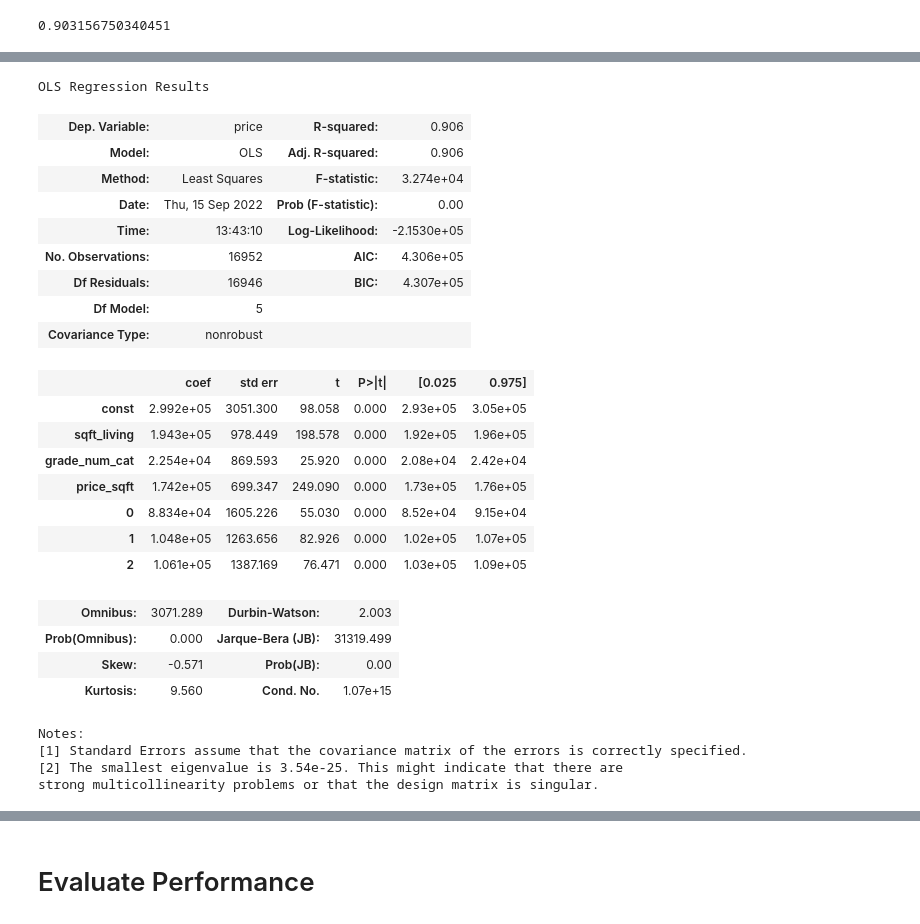
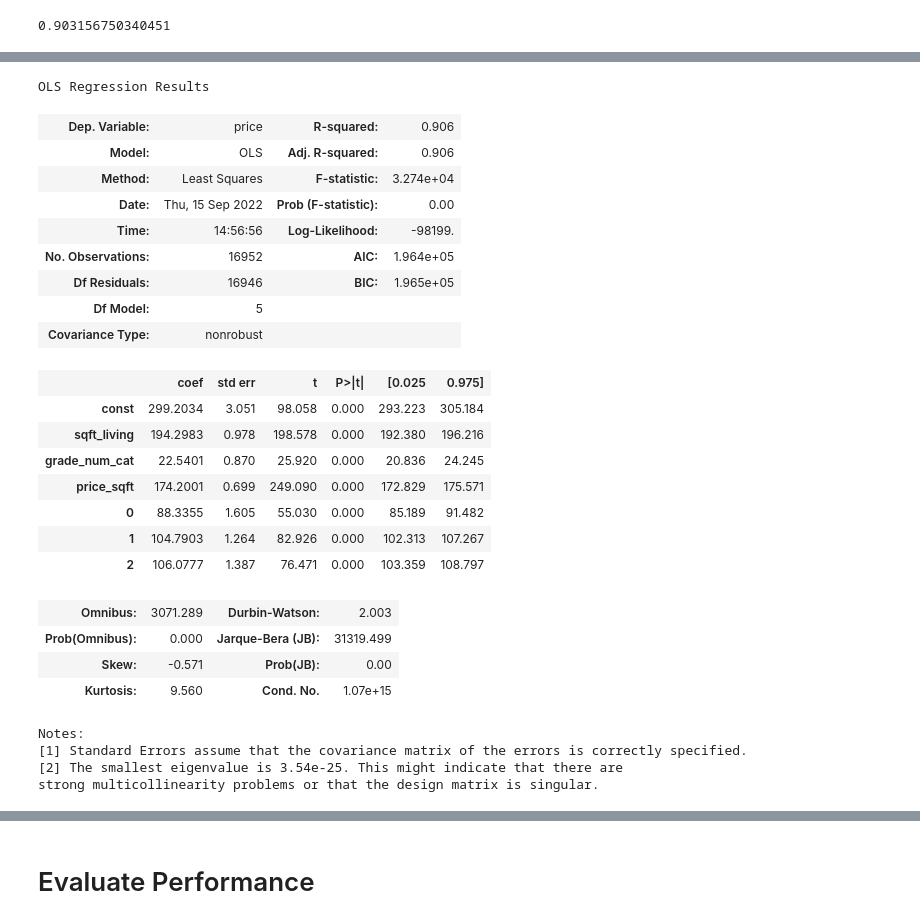
Before and after one commit to btbruno20/Analyzing-King-County-Housing, a Jupyter notebook: king_main.ipynb, the cells around one changed output, grey strips where cells are left out. Cells and saved outputs as stored; diff of their text form; code cells hidden in the pictures.

Commit message:
cleaned models

```diff
--- a/king_main.ipynb
+++ b/king_main.ipynb
@@ -319,16 +281,15 @@ baseline_results3 = baseline_model3.fit()
 # %%
-#comparing price to our zones encoded variable
-baseline_model4 = sm.OLS(y_train_kch, sm.add_constant(zones_encoded))
+baseline_model4 = sm.OLS(y_train_kch, sm.add_constant(baseline_constant4))
 baseline_results4 = baseline_model4.fit()
 # %%
-baseline_constant5 = train_kch[['sqft_living', 'grade_num_cat']]
+baseline_constant5 = train_kch[['sqft_living', 'grade_num_cat', 'price_sqft', 'bathrooms']]
 # %%
 baseline_model5 = sm.OLS(y_train_kch, sm.add_constant(baseline_constant5))
 baseline_results5 = baseline_model5.fit()
 # %%
-baseline_constant6 = train_kch[['sqft_living', 'grade_num_cat', 'price_sqft', 'bathrooms']]
+baseline_constant6 = train_kch[['sqft_living', 'grade_num_cat', 'price_sqft']]
 # %%
 baseline_model6 = sm.OLS(y_train_kch, sm.add_constant(baseline_constant6))
 baseline_results6 = baseline_model6.fit()
 # %%
-baseline_constant7 = train_kch[['sqft_living', 'grade_num_cat', 'price_sqft']]
+baseline_constant7 = pd.concat([train_kch[['sqft_living', 'grade_num_cat', 'price_sqft']], zones_encoded], axis=1)
@@ -335,3 +327,32 @@ baseline_constant7 = train_kch[['sqft_living', 'grade_num_cat', 'price_sqft']]
 # %%
-baseline_model7 = sm.OLS(y_train_kch, sm.add_constant(baseline_constant7))
+baseline_model7 = sm.OLS(y_train_kch_1k, sm.add_constant(baseline_constant7))
 baseline_results7 = baseline_model7.fit()
+
+baseline_results7.summary()
+# %% [output]
+OLS Regression Results
+| Dep. Variable: | price | R-squared: | 0.906 |
+| Model: | OLS | Adj. R-squared: | 0.906 |
+| Method: | Least Squares | F-statistic: | 3.274e+04 |
+| Date: | Thu, 15 Sep 2022 | Prob (F-statistic): | 0.00 |
+| Time: | 14:56:56 | Log-Likelihood: | -98199. |
+| No. Observations: | 16952 | AIC: | 1.964e+05 |
+| Df Residuals: | 16946 | BIC: | 1.965e+05 |
+| Df Model: | 5 |  |  |
+| Covariance Type: | nonrobust |  |  |
+|  | coef | std err | t | P>|t| | [0.025 | 0.975] |
+| const | 299.2034 | 3.051 | 98.058 | 0.000 | 293.223 | 305.184 |
+| sqft_living | 194.2983 | 0.978 | 198.578 | 0.000 | 192.380 | 196.216 |
+| grade_num_cat | 22.5401 | 0.870 | 25.920 | 0.000 | 20.836 | 24.245 |
+| price_sqft | 174.2001 | 0.699 | 249.090 | 0.000 | 172.829 | 175.571 |
+| 0 | 88.3355 | 1.605 | 55.030 | 0.000 | 85.189 | 91.482 |
+| 1 | 104.7903 | 1.264 | 82.926 | 0.000 | 102.313 | 107.267 |
+| 2 | 106.0777 | 1.387 | 76.471 | 0.000 | 103.359 | 108.797 |
+| Omnibus: | 3071.289 | Durbin-Watson: | 2.003 |
+| Prob(Omnibus): | 0.000 | Jarque-Bera (JB): | 31319.499 |
+| Skew: | -0.571 | Prob(JB): | 0.00 |
+| Kurtosis: | 9.560 | Cond. No. | 1.07e+15 |
+Notes:
+[1] Standard Errors assume that the covariance matrix of the errors is correctly specified.
+[2] The smallest eigenvalue is 3.54e-25. This might indicate that there are
+strong multicollinearity problems or that the design matrix is singular.
@@ -340,32 +358,0 @@ baseline_constant8 = pd.concat([train_kch[['sqft_living', 'grade_num_cat', 'pric
-# %%
-baseline_model8 = sm.OLS(y_train_kch, sm.add_constant(baseline_constant8))
-baseline_results8 = baseline_model8.fit()
-
-baseline_results8.summary()
-# %% [output]
-OLS Regression Results
-| Dep. Variable: | price | R-squared: | 0.906 |
-| Model: | OLS | Adj. R-squared: | 0.906 |
-| Method: | Least Squares | F-statistic: | 3.274e+04 |
-| Date: | Thu, 15 Sep 2022 | Prob (F-statistic): | 0.00 |
-| Time: | 13:43:10 | Log-Likelihood: | -2.1530e+05 |
-| No. Observations: | 16952 | AIC: | 4.306e+05 |
-| Df Residuals: | 16946 | BIC: | 4.307e+05 |
-| Df Model: | 5 |  |  |
-| Covariance Type: | nonrobust |  |  |
-|  | coef | std err | t | P>|t| | [0.025 | 0.975] |
-| const | 2.992e+05 | 3051.300 | 98.058 | 0.000 | 2.93e+05 | 3.05e+05 |
-| sqft_living | 1.943e+05 | 978.449 | 198.578 | 0.000 | 1.92e+05 | 1.96e+05 |
-| grade_num_cat | 2.254e+04 | 869.593 | 25.920 | 0.000 | 2.08e+04 | 2.42e+04 |
-| price_sqft | 1.742e+05 | 699.347 | 249.090 | 0.000 | 1.73e+05 | 1.76e+05 |
-| 0 | 8.834e+04 | 1605.226 | 55.030 | 0.000 | 8.52e+04 | 9.15e+04 |
-| 1 | 1.048e+05 | 1263.656 | 82.926 | 0.000 | 1.02e+05 | 1.07e+05 |
-| 2 | 1.061e+05 | 1387.169 | 76.471 | 0.000 | 1.03e+05 | 1.09e+05 |
-| Omnibus: | 3071.289 | Durbin-Watson: | 2.003 |
-| Prob(Omnibus): | 0.000 | Jarque-Bera (JB): | 31319.499 |
-| Skew: | -0.571 | Prob(JB): | 0.00 |
-| Kurtosis: | 9.560 | Cond. No. | 1.07e+15 |
-Notes:
-[1] Standard Errors assume that the covariance matrix of the errors is correctly specified.
-[2] The smallest eigenvalue is 3.54e-25. This might indicate that there are
-strong multicollinearity problems or that the design matrix is singular.
```
Also changed, not shown: parts of 24 cells of this notebook.
